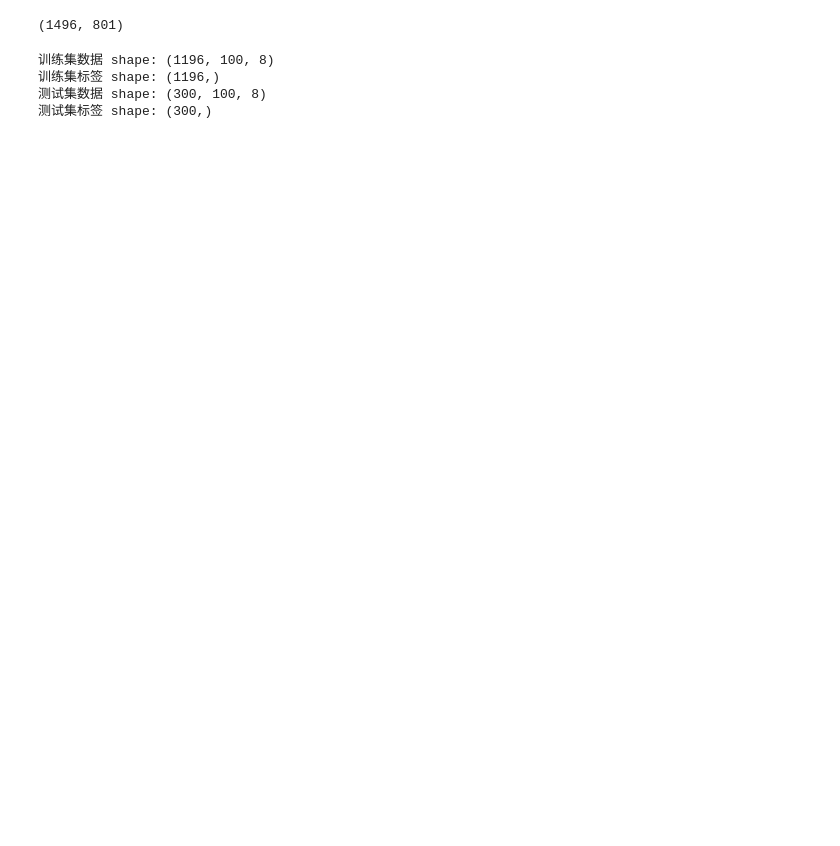
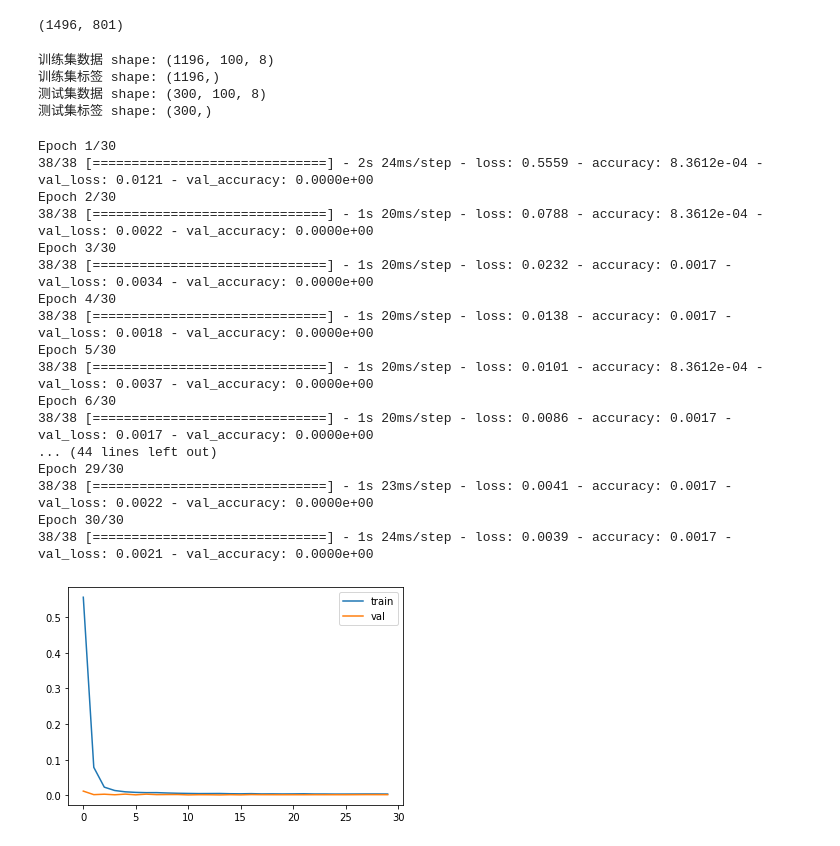
Before and after one commit to LeBronLiHD/ZJU2021_Data-driven_Modeling_Application, a Jupyter notebook: digui/RNN.ipynb, the cells around one changed output. Drawn from its saved outputs; the diff is of its cells as text; code cells hidden in the pictures; blank space fills up the shorter version.

```diff
--- a/digui/RNN.ipynb
+++ b/digui/RNN.ipynb
@@ -102,36 +122,50 @@ from tensorflow.keras.layers import Dense
 from tensorflow.keras.models import Sequential
 from keras.layers import Dropout
 # 搭建RNN网络模型，默认activation="tanh"
 model = Sequential()
 model.add(SimpleRNN(units=64, return_sequences=True, input_shape=(train_X.shape[1], train_X.shape[2])))
 model.add(Dropout(0.5))
 model.add(SimpleRNN(units=64, return_sequences=False))
 model.add(Dropout(0.5))
 
 model.add(Dense(32))
 model.add(Dense(1))
 
-model.compile(loss='mean_squared_error', optimizer=Adam(lr=learning_rate))
+model.compile(loss='mean_squared_error', optimizer=Adam(learning_rate=learning_rate),metrics=['accuracy'])
 
 lrate = ReduceLROnPlateau(monitor= 'val_loss',min_lr=0.00001,patience=patience,factor=0.5)
 # 拟合网络，batch_size默认32
 history = model.fit(train_X,
                     train_y,
                     epochs = epochs,
                     batch_size=batch_size,
                     validation_data=(test_X, test_y),
                     callbacks=lrate,
                     verbose=1,
                     shuffle=True)
 # 保存模型
 model.save('results/SRNN.h5')
 # 绘制历史数据
 plt.plot(history.history['loss'], label='train')
 plt.plot(history.history['val_loss'], label='val')
 plt.legend()
 plt.show()
-
-# 模型评估
-score = model.evaluate(test_X, test_y, verbose=0)
-print(score)
-# 观察结果
+# %% [output]
+Epoch 1/30
+38/38 [==============================] - 2s 24ms/step - loss: 0.5559 - accuracy: 8.3612e-04 - val_loss: 0.0121 - val_accuracy: 0.0000e+00
+Epoch 2/30
+38/38 [==============================] - 1s 20ms/step - loss: 0.0788 - accuracy: 8.3612e-04 - val_loss: 0.0022 - val_accuracy: 0.0000e+00
+Epoch 3/30
+38/38 [==============================] - 1s 20ms/step - loss: 0.0232 - accuracy: 0.0017 - val_loss: 0.0034 - val_accuracy: 0.0000e+00
+Epoch 4/30
+38/38 [==============================] - 1s 20ms/step - loss: 0.0138 - accuracy: 0.0017 - val_loss: 0.0018 - val_accuracy: 0.0000e+00
+Epoch 5/30
+38/38 [==============================] - 1s 20ms/step - loss: 0.0101 - accuracy: 8.3612e-04 - val_loss: 0.0037 - val_accuracy: 0.0000e+00
+Epoch 6/30
+38/38 [==============================] - 1s 20ms/step - loss: 0.0086 - accuracy: 0.0017 - val_loss: 0.0017 - val_accuracy: 0.0000e+00
+... (44 lines left out)
+Epoch 29/30
+38/38 [==============================] - 1s 23ms/step - loss: 0.0041 - accuracy: 0.0017 - val_loss: 0.0022 - val_accuracy: 0.0000e+00
+Epoch 30/30
+38/38 [==============================] - 1s 24ms/step - loss: 0.0039 - accuracy: 0.0017 - val_loss: 0.0021 - val_accuracy: 0.0000e+00
+[figure, added]
```
Also changed, not shown: parts of 9 cells of this notebook, 20 other files.
